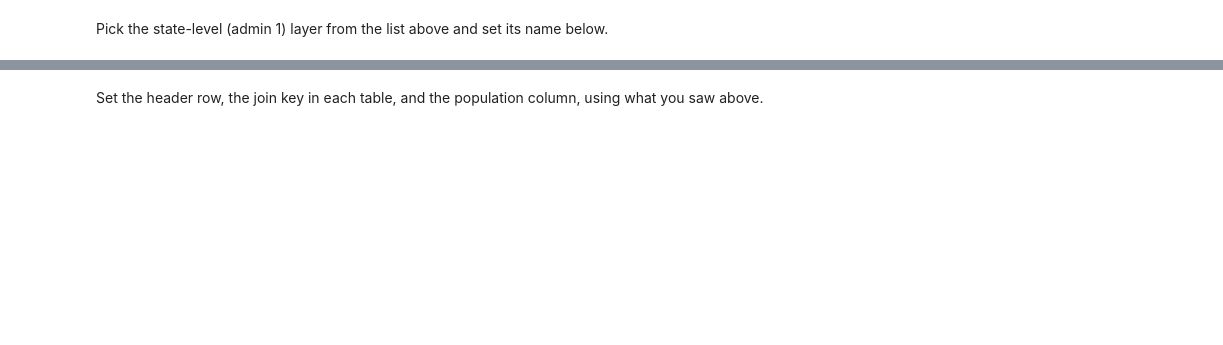
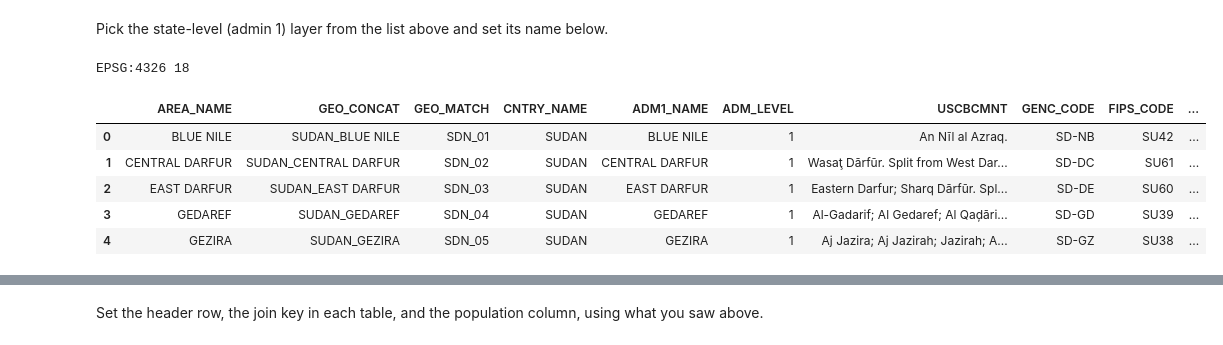
Before and after one commit to MuniebA/kharita, a Jupyter notebook: notebooks/00_sudan_data.ipynb, the cells around one changed output, grey strips where cells are left out. Drawn from its saved outputs; the diff is of its cells as text; code cells hidden in the pictures; blank space fills up the shorter version.

```diff
--- a/notebooks/00_sudan_data.ipynb
+++ b/notebooks/00_sudan_data.ipynb
@@ -23,11 +44,19 @@ gpd.list_layers(GDB)
 Pick the state-level (admin 1) layer from the list above and set its name below.
 # %%
 # Set this to the admin 1 layer name shown above
-STATE_LAYER = "CHANGE_ME"
+STATE_LAYER = "SD_GEOG_ADM1_RetabGeog_uscb_202101"
 
 states_raw = gpd.read_file(GDB, layer=STATE_LAYER)
 print(states_raw.crs, len(states_raw))
 states_raw.drop(columns="geometry").head()
+# %% [output]
+EPSG:4326 18
+|  | AREA_NAME | GEO_CONCAT | GEO_MATCH | CNTRY_NAME | ADM1_NAME | ADM_LEVEL | USCBCMNT | GENC_CODE | FIPS_CODE | ... |
+| 0 | BLUE NILE | SUDAN_BLUE NILE | SDN_01 | SUDAN | BLUE NILE | 1 | An Nīl al Azraq. | SD-NB | SU42 | ... |
+| 1 | CENTRAL DARFUR | SUDAN_CENTRAL DARFUR | SDN_02 | SUDAN | CENTRAL DARFUR | 1 | Wasaţ Dārfūr. Split from West Dar... | SD-DC | SU61 | ... |
+| 2 | EAST DARFUR | SUDAN_EAST DARFUR | SDN_03 | SUDAN | EAST DARFUR | 1 | Eastern Darfur; Sharq Dārfūr. Spl... | SD-DE | SU60 | ... |
+| 3 | GEDAREF | SUDAN_GEDAREF | SDN_04 | SUDAN | GEDAREF | 1 | Al-Gadarif; Al Gedaref; Al Qaḑāri... | SD-GD | SU39 | ... |
+| 4 | GEZIRA | SUDAN_GEZIRA | SDN_05 | SUDAN | GEZIRA | 1 | Aj Jazira; Aj Jazirah; Jazirah; A... | SD-GZ | SU38 | ... |
 # %%
 # List the sheets in the population workbook
 pd.ExcelFile(XLSX).sheet_names
```
Also changed, not shown: parts of 10 cells of this notebook, 1 other file.
